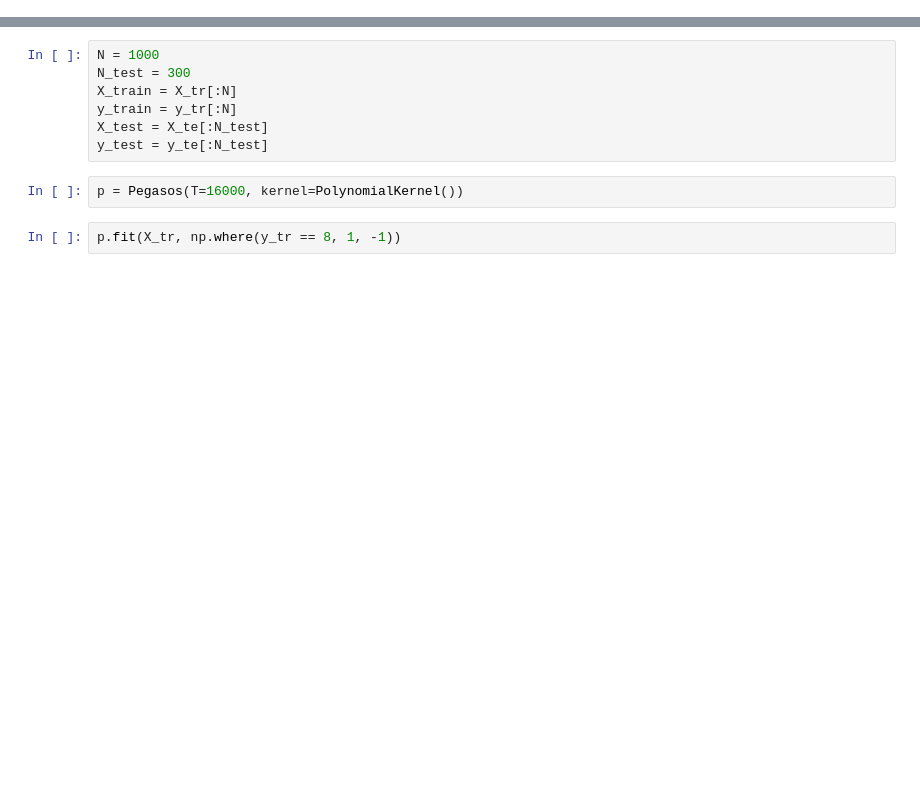
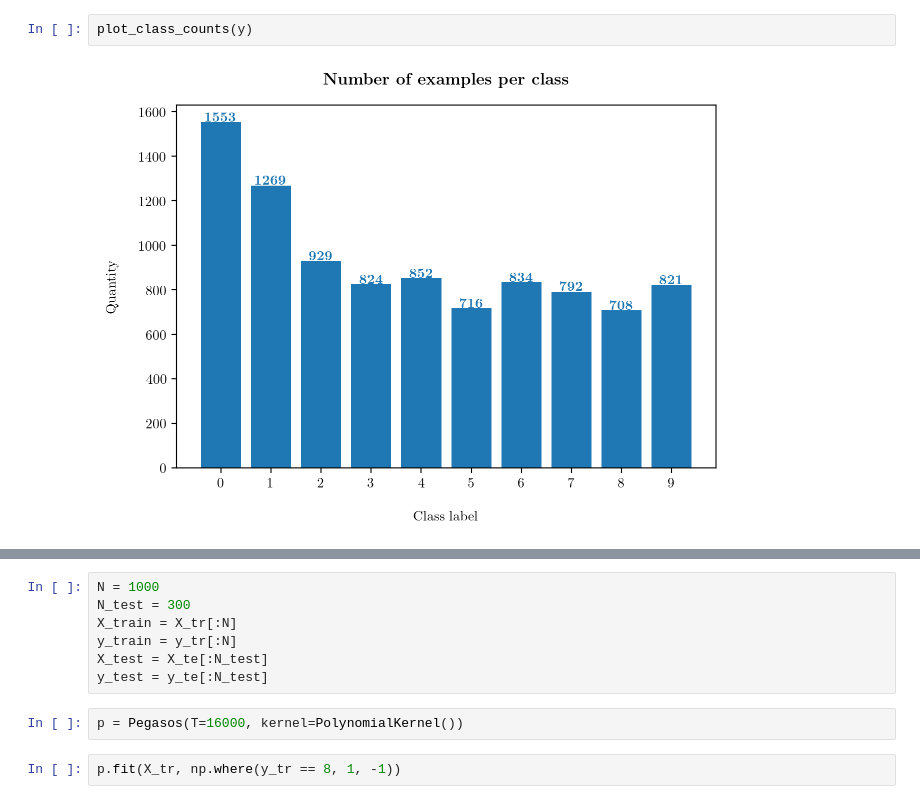
Before and after one commit to gabrielecerizza/smml, a Jupyter notebook: pegasos.ipynb, the cells around one changed output, grey strips where cells are left out. Cells and saved outputs as stored; diff of their text form; blank space fills up the shorter version.

```diff
--- a/pegasos.ipynb
+++ b/pegasos.ipynb
@@ -18,0 +35,4 @@ with h5py.File(PATH, 'r') as hf:
+# %%
+plot_class_counts(y)
+# %% [output]
+[figure, added]
```
Also changed, not shown: parts of 21 cells of this notebook, 12 other files.
